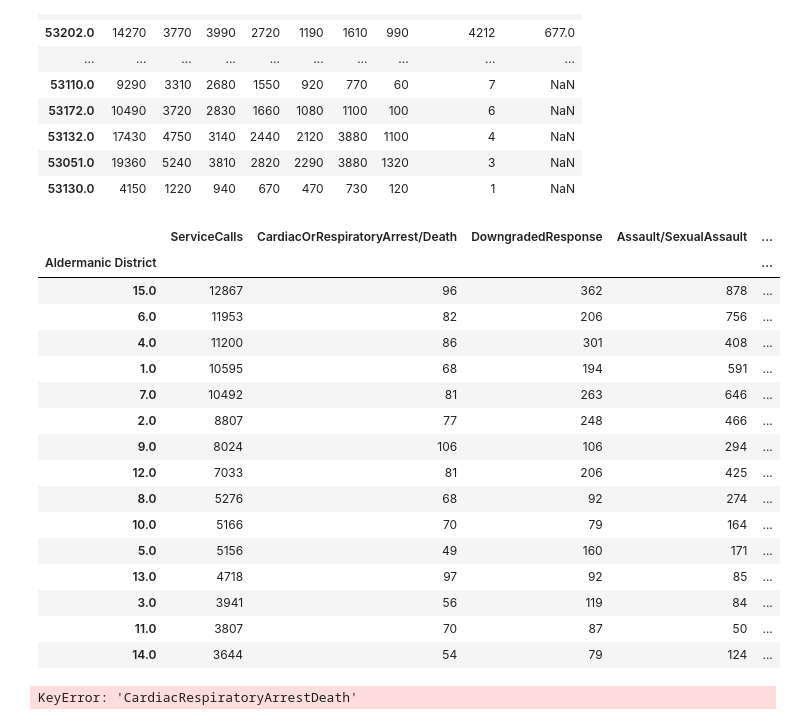
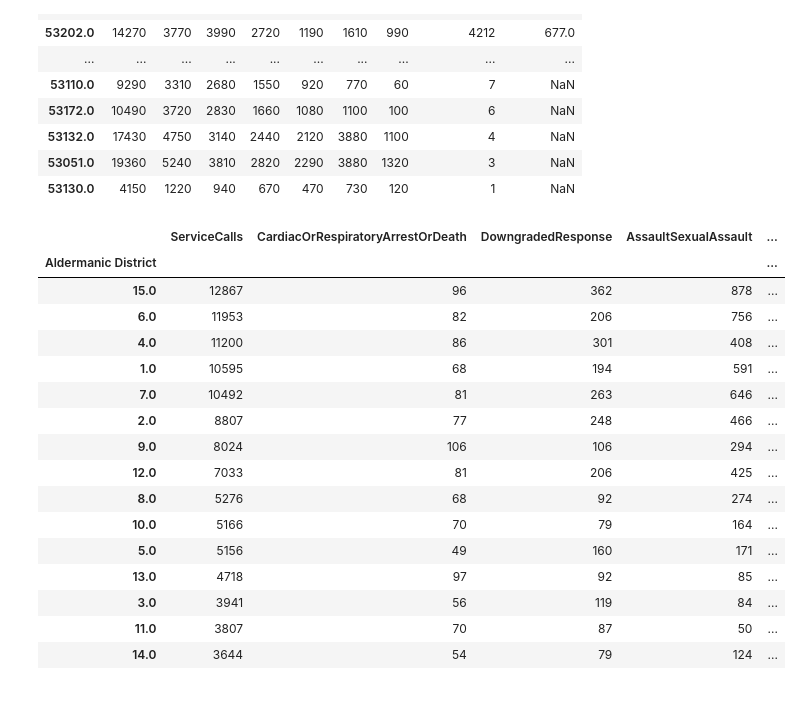
Before and after one commit to peterdobbs77/pop_health_mke, a Jupyter notebook: mke_pop_health.ipynb, the cells around one changed output. Cells and saved outputs as stored; diff of their text form; code cells hidden in the pictures.

```diff
--- a/mke_pop_health.ipynb
+++ b/mke_pop_health.ipynb
@@ -7,7 +7,7 @@ import matplotlib
 from matplotlib.pyplot import plot
 
 calls_service = pd.read_csv('./data/mfdems.csv') # EMS Calls for Service Milwaukee
-#liq_lic = pd.read_csv('./data/liquorlicenses.csv') # Liquor License data Milwaukee
+liq_lic = pd.read_csv('./data/liquorlicenses.csv') # Liquor License data Milwaukee
 ## https://www.irs.gov/statistics/soi-tax-stats-individual-income-tax-statistics-zip-code-data-soi
 nat_irs_16 = pd.read_csv('./data/16zpallagi.csv') # IRS Data 2016
 nat_irs_16['zipcode'] = nat_irs_16['zipcode'].astype(np.float64)
@@ -167,12 +185,12 @@ errythang.sort_values(by=['ServiceCalls','SickPerson'], ascending=False)
 # %%
 # MKE Service Call data
 cardiac = df[df['Final Call for Service Type']=='Cardiac or Respiratory Arrest/Death'].groupby(['Aldermanic District'], as_index=True).agg(['count'])['Final Call for Service Type']
-cardiac.columns = ['CardiacOrRespiratoryArrest/Death']
+cardiac.columns = ['CardiacOrRespiratoryArrestOrDeath']
 downgraded = df[df['Final Call for Service Type']=='Downgraded Response'].groupby(['Aldermanic District'], as_index=False).agg(['count'])['Final Call for Service Type']
 downgraded.columns = ['DowngradedResponse']
 #### Assault is only organized by Aldermanic District; can't get it by ZIP Code
 assault_byAldDist = df[df['Final Call for Service Type']=='Assault/Sexual Assault'].groupby('Aldermanic District',as_index=True).agg(['count'])['Final Call for Service Type']
-assault_byAldDist.columns=['Assault/SexualAssault']
+assault_byAldDist.columns=['AssaultSexualAssault']
 any_service_call = df[['Aldermanic District','Final Call for Service Type']].groupby(['Aldermanic District'], as_index=True).agg(['count'])['Final Call for Service Type']
 any_service_call.columns = ['ServiceCalls']
 ## MKE Liquor License data
@@ -182,9 +200,9 @@ liq_avail.columns=['LiquorLicenses']
 any_card_down = any_service_call.join(cardiac.join(downgraded)).join(assault_byAldDist)
 all_byAldDist = any_card_down.merge(liq_avail,left_index=True,right_index=True,how='left')
 # %%
-all_byAldDist.sort_values(by=['ServiceCalls','Assault/SexualAssault','CardiacOrRespiratoryArrest/Death','DowngradedResponse','LiquorLicenses'], ascending=False)
+all_byAldDist.sort_values(by=['ServiceCalls','AssaultSexualAssault','CardiacOrRespiratoryArrestOrDeath','DowngradedResponse','LiquorLicenses'], ascending=False)
 # %% [output]
-|  | ServiceCalls | CardiacOrRespiratoryArrest/Death | DowngradedResponse | Assault/SexualAssault | ... |
+|  | ServiceCalls | CardiacOrRespiratoryArrestOrDeath | DowngradedResponse | AssaultSexualAssault | ... |
 | Aldermanic District |  |  |  |  | ... |
 | 15.0 | 12867 | 96 | 362 | 878 | ... |
 | 6.0 | 11953 | 82 | 206 | 756 | ... |
@@ -204,8 +222,3 @@ all_byAldDist.sort_values(by=['ServiceCalls','Assault/SexualAssault','CardiacOrR
 # %%
 ## Notice that District 4 is in the top five of all three lists!
 ## That's not a good thing
-# %%
-all_byAldDist.plot(x='LiquorLicenses',y='CardiacRespiratoryArrestDeath', style='o')
-all_byAldDist.plot(x='LiquorLicenses',y='DowngradedResponse', style='o')
-# %% [output]
-KeyError: 'CardiacRespiratoryArrestDeath'
```
Also changed, not shown: parts of 7 cells of this notebook, 6 other files.
